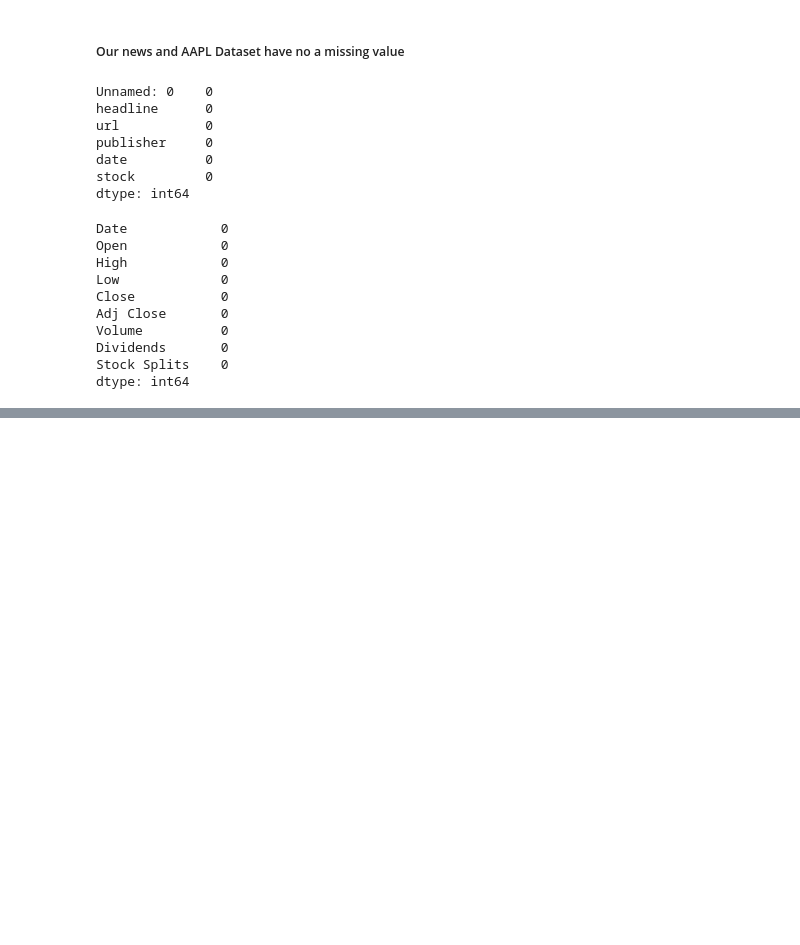
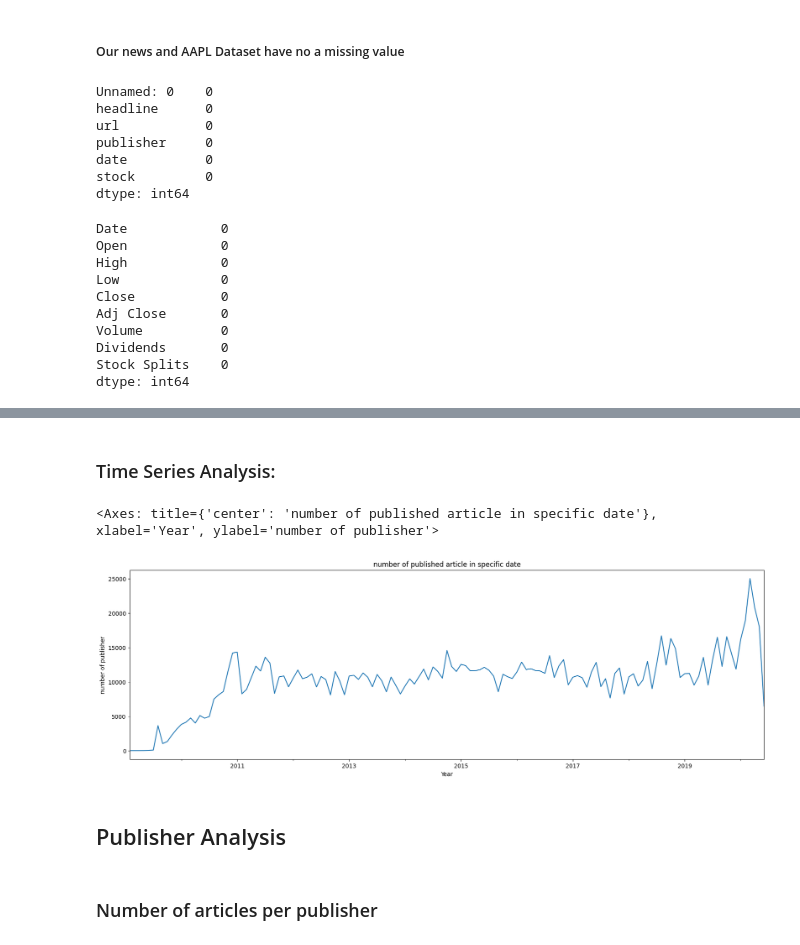
Before and after one commit to GuleWako/10Academy-Week-1-Financial-News-and-Stock-Price-Integration-Analysis, a Jupyter notebook: notebooks/newsAndStockPrice.ipynb, the cells around one changed output, grey strips where cells are left out. Drawn from its saved outputs; the diff is of its cells as text; code cells hidden in the pictures; blank space fills up the shorter version.

```diff
--- a/notebooks/newsAndStockPrice.ipynb
+++ b/notebooks/newsAndStockPrice.ipynb
@@ -95,0 +192,15 @@ news_data['sentiment_score']=news_data['headline'].apply (lambda x: sia.polarity
+# %% [markdown]
+### Time Series Analysis:
+# %%
+news_data['date'] = pd.to_datetime(news_data['date'], format='ISO8601')
+
+news_data['date'].dt.to_period('M').value_counts().sort_index().plot(kind="line",figsize=(20,6),title='number of published article in specific date',xlabel='Year',ylabel='number of publisher')
+
+# There seem to be specific peak periods where the number of published articles significantly increases. Identifying these periods can provide insights into factors driving the surge in publications.
+# %% [output]
+<Axes: title={'center': 'number of published article in specific date'}, xlabel='Year', ylabel='number of publisher'>
+[figure, added]
+# %% [markdown]
+## Publisher Analysis
+# %% [markdown]
+### Number of articles per publisher
```
Also changed, not shown: parts of 27 cells of this notebook, 1 other file.
